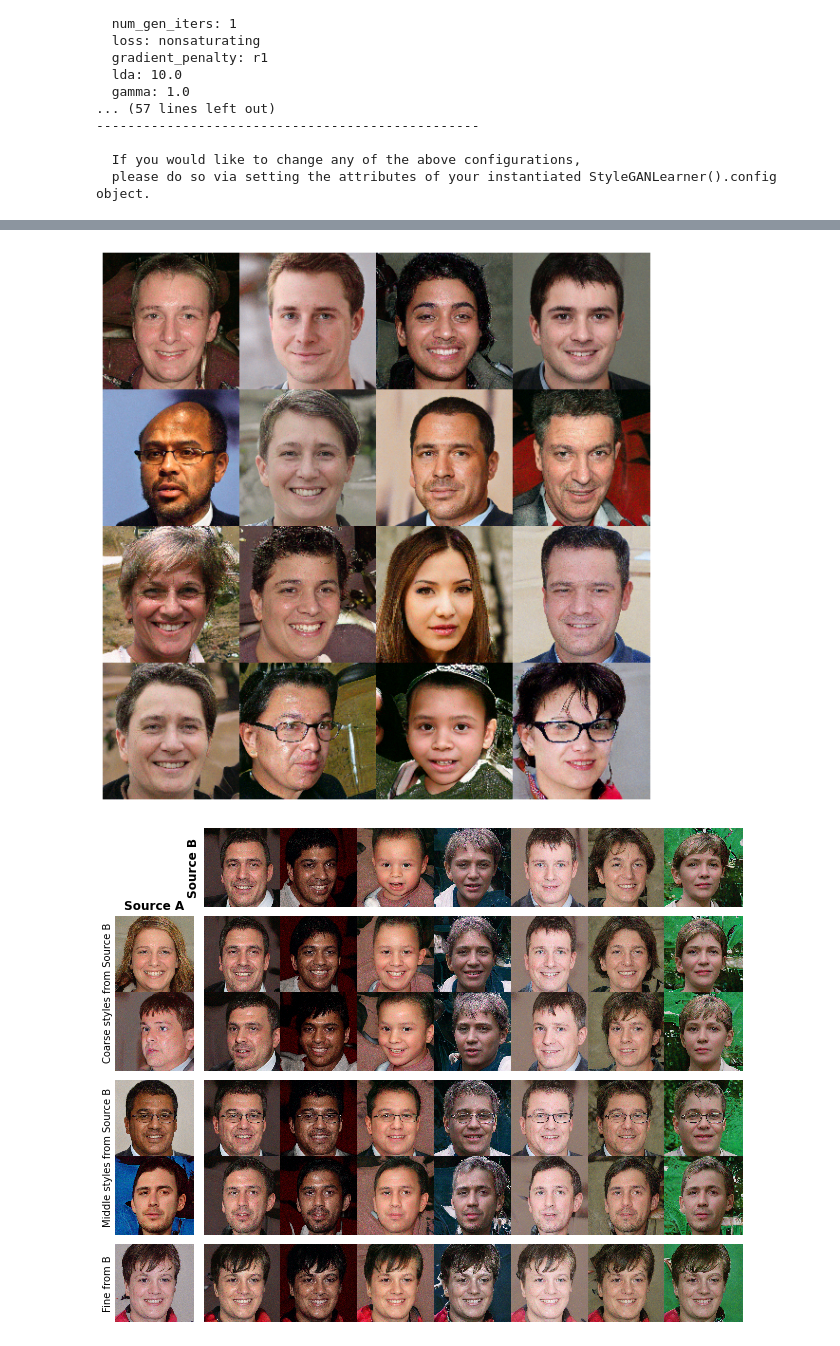
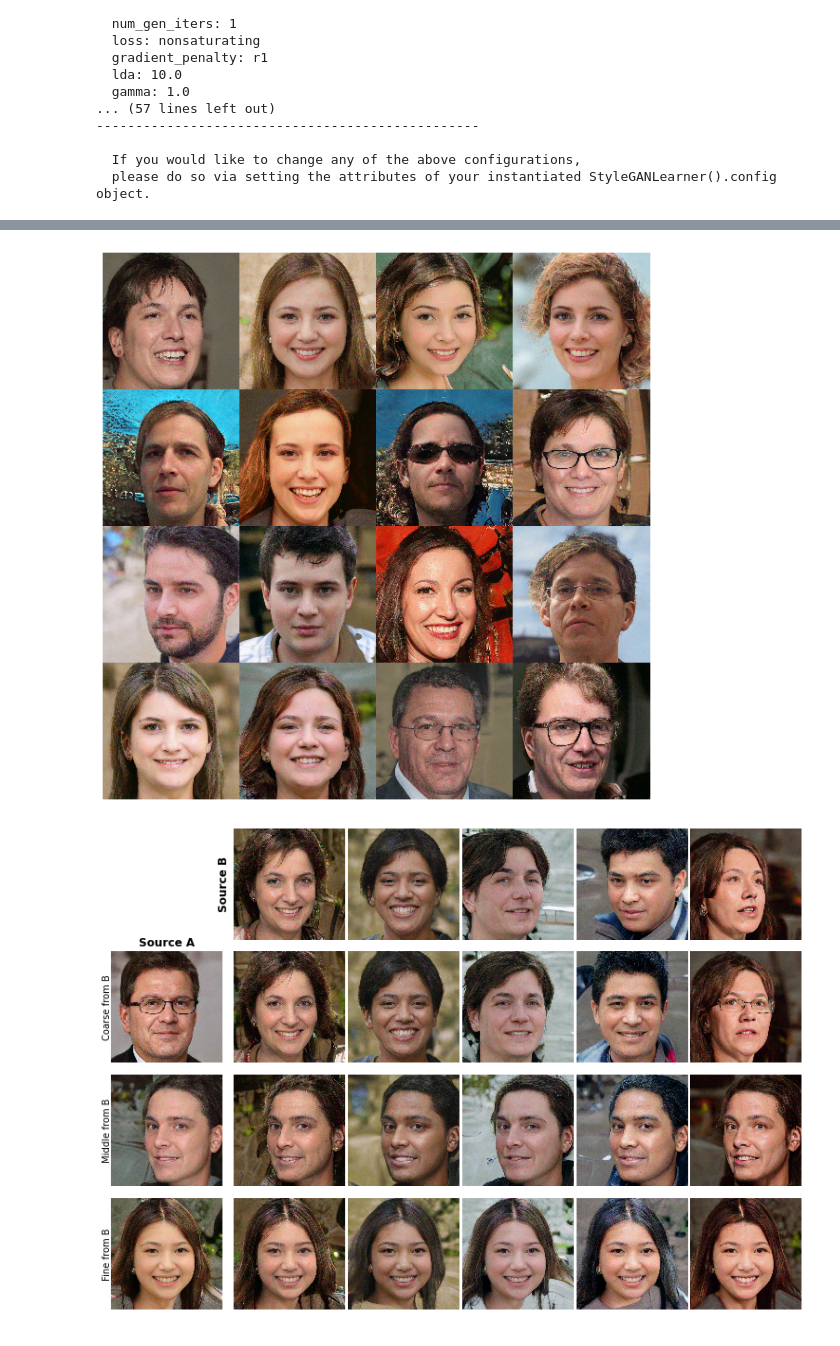
Before and after one commit to sidward14/gan-lab, a Jupyter notebook: examples/visualize_stylegan.ipynb, the cells around one changed output, grey strips where cells are left out. Saved outputs shown, nothing was run; the diff lists cells and outputs as text; code cells hidden in the pictures.

Commit message:
updated visualization notebook; updated readme with more lightweight image

```diff
--- a/examples/visualize_stylegan.ipynb
+++ b/examples/visualize_stylegan.ipynb
@@ -9,7 +9,7 @@ from gan_lab.utils.latent_utils import gen_rand_latent_vars
 from gan_lab.utils.data_utils import prepare_dataset, prepare_dataloader
 from gan_lab.stylegan.learner import StyleGANLearner
 # %%
-MODEL_PATH = '../gan_lab/models/stylegan_model.tar'
+MODEL_PATH = '../gan_lab/models/stylegan_ffhq_1024x1024.tar'
 
 STYLEMIXING_SAVE_PATH = './stylemixing_grid.png'
 IMAGEGRID_SAVE_PATH = './image_grid.png'
@@ -103,23 +105,23 @@ fig, ax = learner.make_image_grid( zs, time_average = USE_EWMA_MODEL, save_path
 
 # fig.show()
 # %% [output]
-[figure, old version]
+[figure, new version]
 # %%
 # === STYLEMIXING GRID
 
-zs_sourceb = gen_rand_latent_vars( num_samples = 7, length = learner.config.len_latent,
+zs_sourceb = gen_rand_latent_vars( num_samples = 5, length = learner.config.len_latent,
                                    distribution = learner.latent_distribution, device = DEV )
 
-zs_coarse = gen_rand_latent_vars( num_samples = 2, length = learner.config.len_latent,
+zs_coarse = gen_rand_latent_vars( num_samples = 1, length = learner.config.len_latent,
                                   distribution = learner.latent_distribution, device = DEV )
-zs_midle =  gen_rand_latent_vars( num_samples = 2, length = learner.config.len_latent,
+zs_midle =  gen_rand_latent_vars( num_samples = 1, length = learner.config.len_latent,
                                   distribution = learner.latent_distribution, device = DEV )
 zs_fine =   gen_rand_latent_vars( num_samples = 1, length = learner.config.len_latent,
                                   distribution = learner.latent_distribution, device = DEV )
 
 fig, ax = learner.make_stylemixing_grid( zs_sourceb, zs_coarse, zs_midle, zs_fine,
                                          time_average = USE_EWMA_MODEL, save_path = STYLEMIXING_SAVE_PATH )
 
 # fig.show()
 # %% [output]
-[figure, old version]
+[figure, new version]
```
Also changed, not shown: parts of 4 cells of this notebook, 5 other files.
